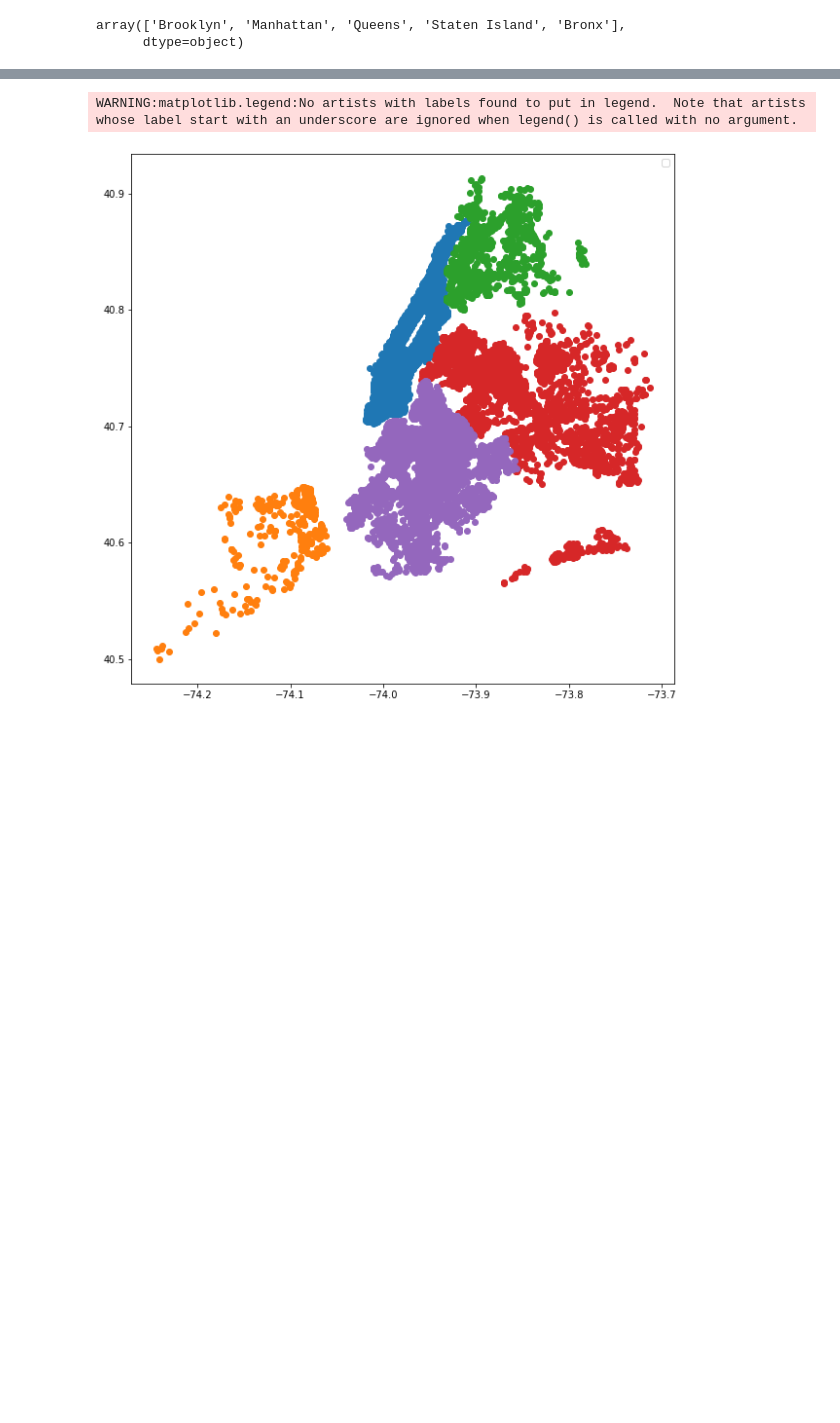
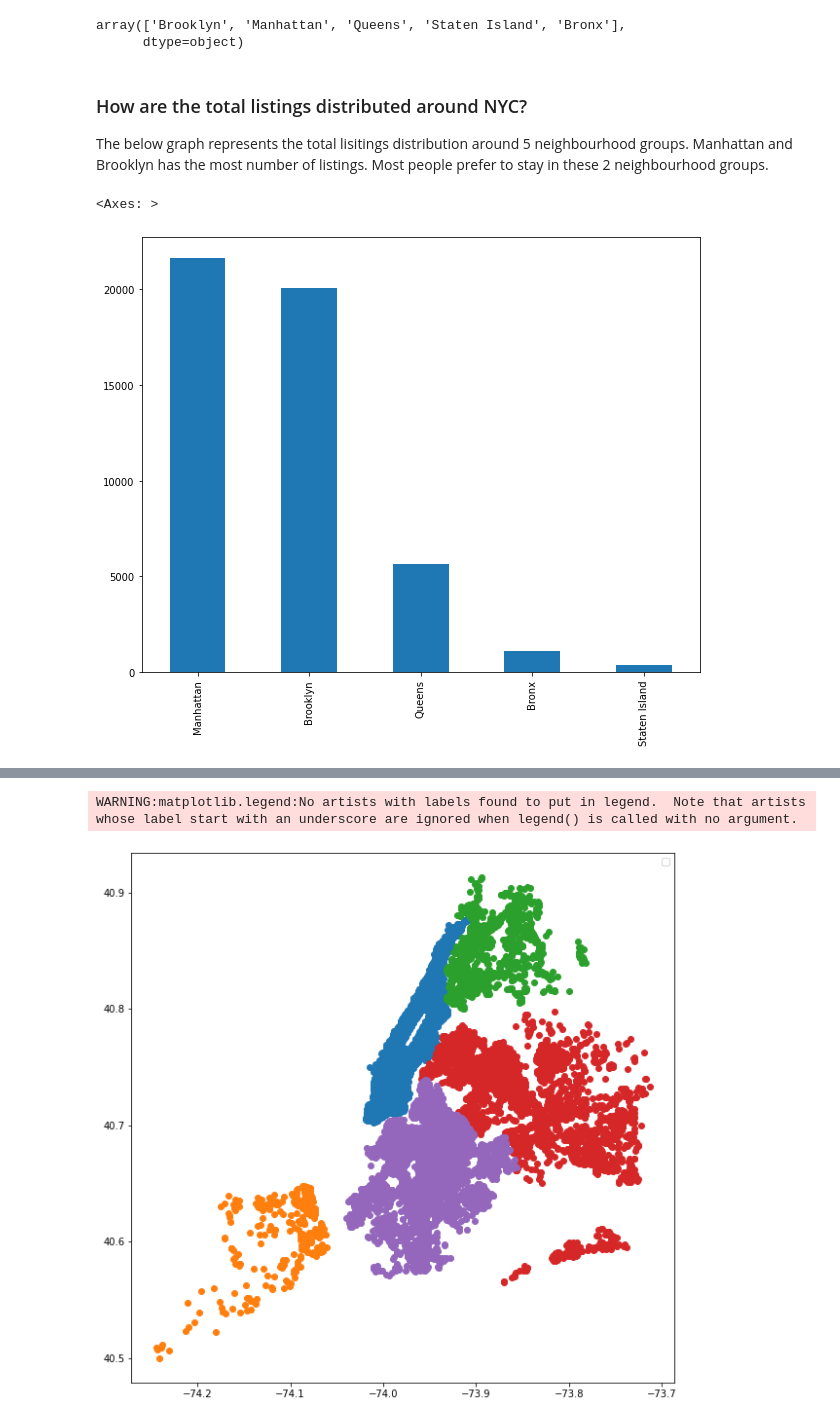
Before and after one commit to sidpatondikar/CAPSTONE-Airbnb-Booking-Analysis-Siddharth-Patondikar, a Jupyter notebook: Individual_notebook.ipynb, the cells around one changed output, grey strips where cells are left out. Cells and saved outputs as stored; diff of their text form; code cells hidden in the pictures; blank space fills up the shorter version.

```diff
--- a/Individual_notebook.ipynb
+++ b/Individual_notebook.ipynb
@@ -208,3 +212,13 @@ df['neighbourhood_group'].unique()
 # %% [output]
 array(['Brooklyn', 'Manhattan', 'Queens', 'Staten Island', 'Bronx'],
       dtype=object)
+# %% [markdown]
+### How are the total listings distributed around NYC?
+
+The below graph represents the total lisitings distribution around 5 neighbourhood groups. Manhattan and Brooklyn has the most number of listings. Most people prefer to stay in these 2 neighbourhood groups.
+# %%
+plt.figure(figsize=(10,8))
+df2['neighbourhood_group'].value_counts().plot(kind='bar')
+# %% [output]
+<Axes: >
+[figure, added]
```
Also changed, not shown: parts of 15 cells of this notebook.
